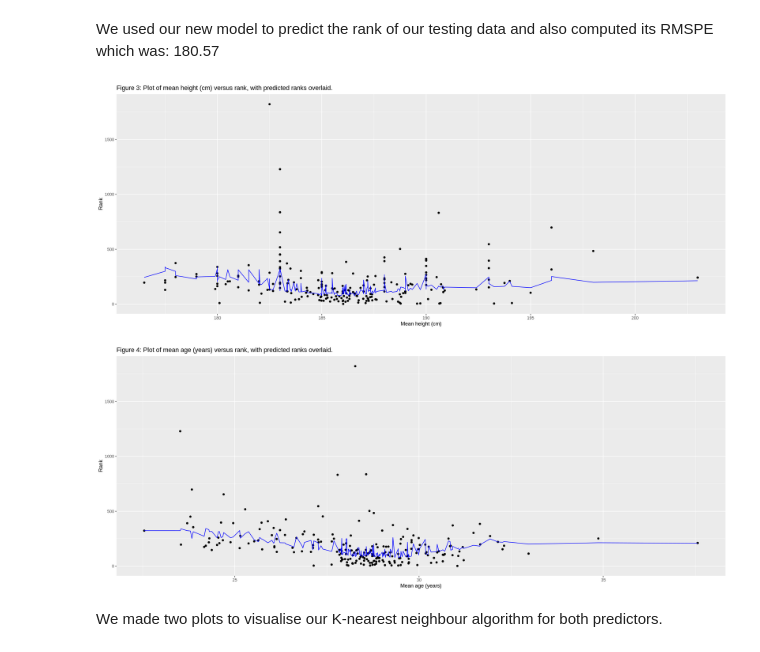
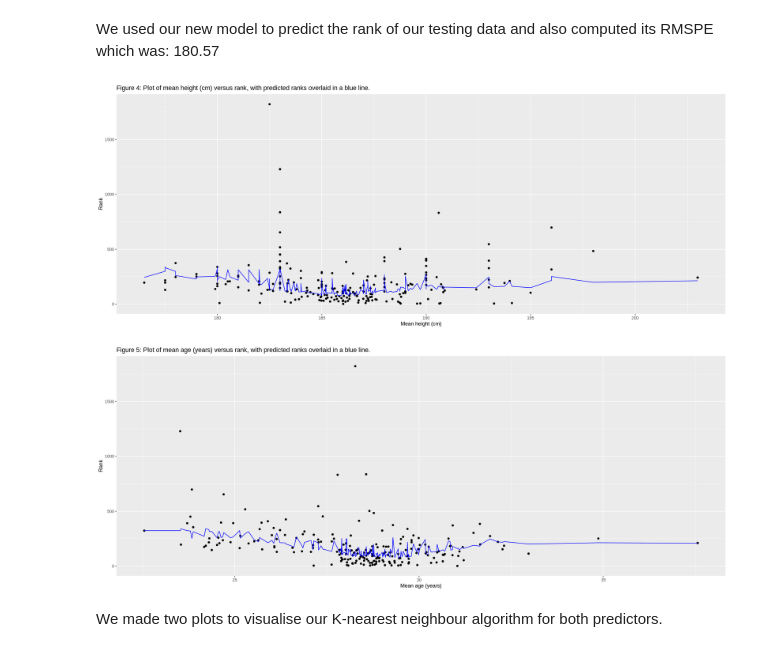
Before and after one commit to KatieSwan/DSCI100_GroupProject, a Jupyter notebook: Project_Report.ipynb, the cells around one changed output. Saved outputs shown, nothing was run; the diff lists cells and outputs as text; code cells hidden in the pictures.

Commit message:
K value vs RMSPE graph
also adjusted labels for figures 3 thru 5

```diff
--- a/Project_Report.ipynb
+++ b/Project_Report.ipynb
@@ -213,10 +213,11 @@ Computational engine: kknn
 set.seed(0004)
 gridvals <- tibble(neighbors = 1:200)
 tennis_vfold <- vfold_cv(tennis_training, v=10, strata = rank)
-tennis_k_value <- tennis_workflow|>
+tennis_k_value_rmse <- tennis_workflow|>
     tune_grid(resamples = tennis_vfold, grid = gridvals)|>
     collect_metrics()|>
-    filter(.metric == "rmse")|>
+    filter(.metric == "rmse")
+tennis_k_value <- tennis_k_value_rmse |>
     filter(mean == min(mean))|>
     pull(neighbors)
 
@@ -290,24 +301,24 @@ We used our new model to predict the rank of our testing data and also computed
 # %%
 ht_rank_accuracy <- tennis_accuracy |>
     ggplot(aes(y = rank, x = mean_ht)) +
         geom_point() +
         geom_line(colour = "blue",
                   mapping = aes(y = .pred, x = mean_ht)) +
         labs(y = "Rank", x = "Mean height (cm)") +
-        ggtitle("Figure 3: Plot of mean height (cm) versus rank, with predicted ranks overlaid.")
+        ggtitle("Figure 4: Plot of mean height (cm) versus rank, with predicted ranks overlaid in a blue line.")
 ht_rank_accuracy
 
 ht_age_accuracy <- tennis_accuracy |>
     ggplot(aes(y = rank, x = mean_age)) +
         geom_point() +
         geom_line(colour = "blue",
                   mapping = aes(y = .pred, x = mean_age)) +
         labs(y = "Rank", x = "Mean age (years)") +
-        ggtitle("Figure 4: Plot of mean age (years) versus rank, with predicted ranks overlaid.")
+        ggtitle("Figure 5: Plot of mean age (years) versus rank, with predicted ranks overlaid in a blue line.")
 ht_age_accuracy
 # %% [output]
-[figure, old version]
+[figure, new version]
-[figure, old version]
+[figure, new version]
 # %% [markdown]
 We made two plots to visualise our K-nearest neighbour algorithm for both predictors.
 # %%
```
Also changed, not shown: parts of 2 cells of this notebook.
